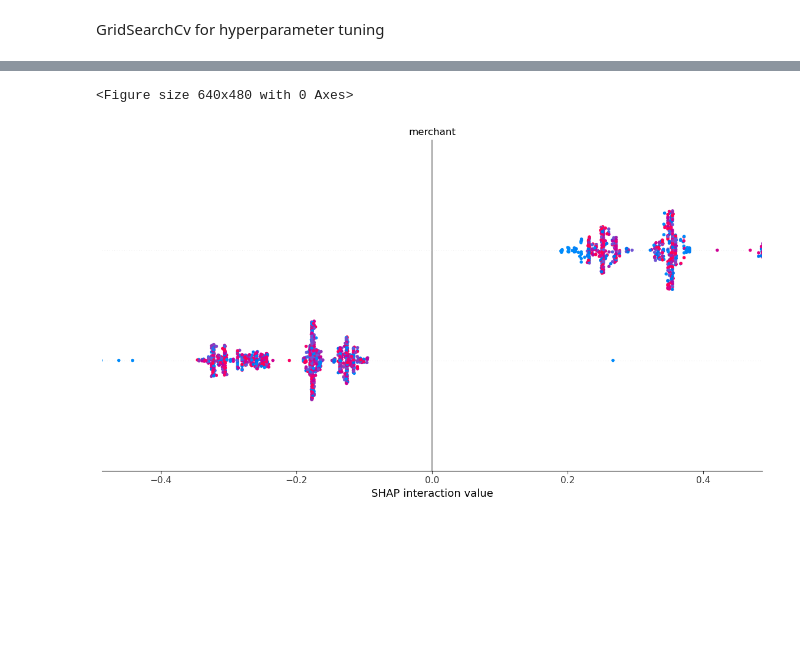
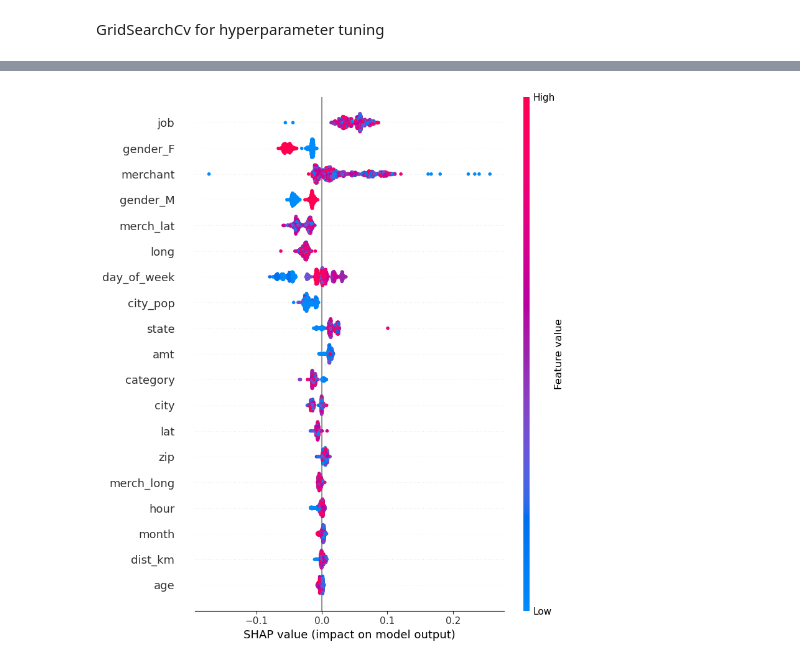
Before and after one commit to sumanbhattarai58/Internship, a Jupyter notebook: CreditCard_Fraud_Detection.ipynb, the cells around one changed output, grey strips where cells are left out. Drawn from its saved outputs; the diff is of its cells as text; code cells hidden in the pictures; blank space fills up the shorter version.

```diff
--- a/CreditCard_Fraud_Detection.ipynb
+++ b/CreditCard_Fraud_Detection.ipynb
@@ -485,23 +553,23 @@ plt.savefig("rf_feature_importance.png")
 <Figure size 640x480 with 0 Axes>
-# %%
-import shap
-import matplotlib.pyplot as plt
-
-# Take only the classifier (not pipeline steps)
-rf_model = rf_search.best_estimator_.named_steps['clf']
-
-X_shap = X_test.sample(1000, random_state=42)  # sample for speed
-explainer = shap.TreeExplainer(rf_model,feature_perturbation="tree_path_dependent")
-shap_values = explainer.shap_values(X_shap,approximate=True)
-if isinstance(shap_values, list):
-    shap_vals = shap_values[1]   # positive class
-else:
-    shap_vals = shap_values
-
-shap.summary_plot(shap_vals, X_shap, plot_type="bar", show=False)
-plt.tight_layout()
-plt.savefig("shap_summary.png")
-plt.show()
-# %% [output]
-<Figure size 640x480 with 0 Axes>
-[figure, removed]
+# %%
+import shap
+import matplotlib.pyplot as plt
+
+# Get classifier and SHAP values
+clf = rf_search.best_estimator_.named_steps['clf']
+explainer = shap.TreeExplainer(clf)
+
+X_sample = X_train.sample(n=min(1000, len(X_train)), random_state=42)
+shap_values = explainer.shap_values(X_sample)
+
+# Fix: Select class 1 from the 3D array
+shap_values_class1 = shap_values[:, :, 1]
+
+# Summary plot with all features
+plt.figure(figsize=(10, 8))
+shap.summary_plot(shap_values_class1, X_sample, max_display=20, show=False)
+plt.tight_layout()
+plt.savefig("shap_summary_all_features.png", dpi=300, bbox_inches='tight')
+plt.show()
+# %% [output]
+[figure, added]
```
Also changed, not shown: parts of 15 cells of this notebook.
